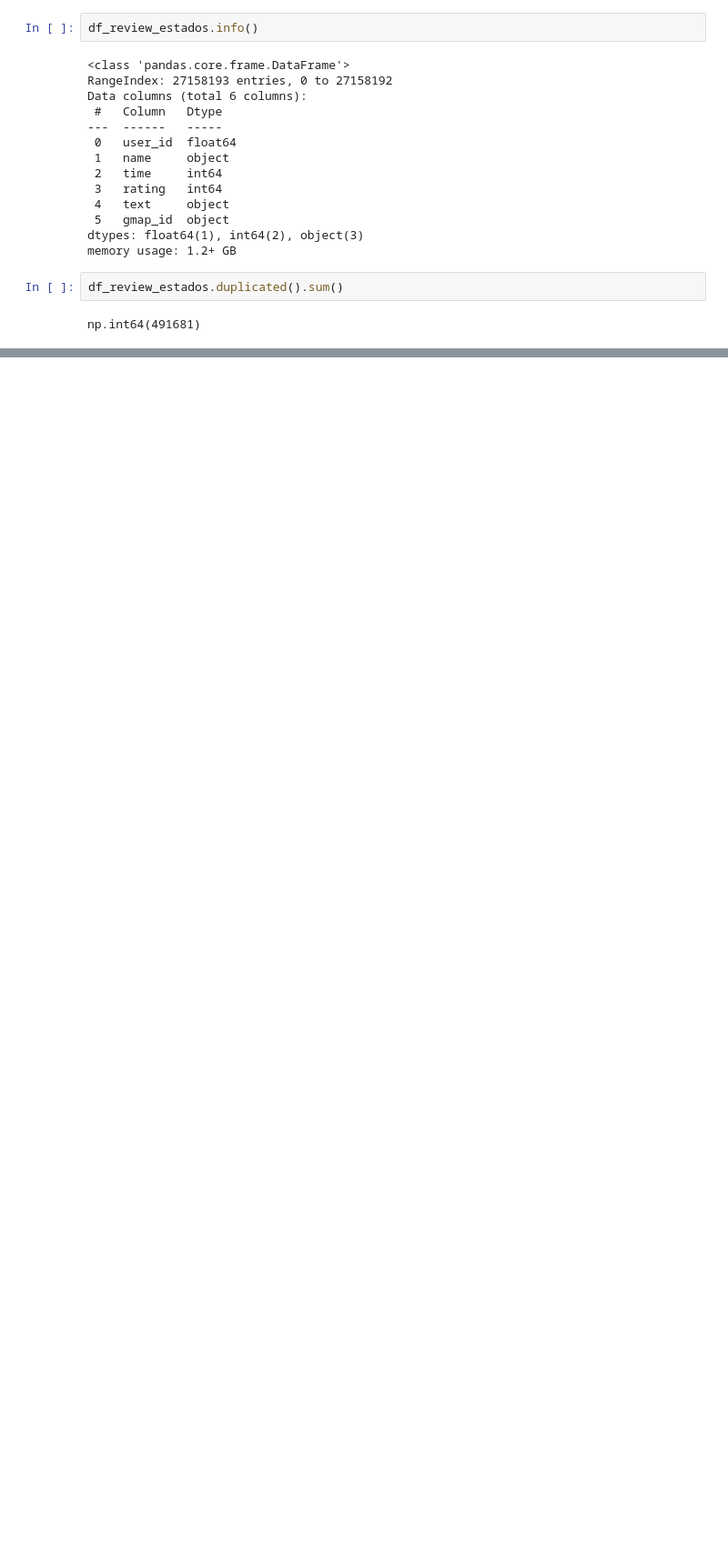
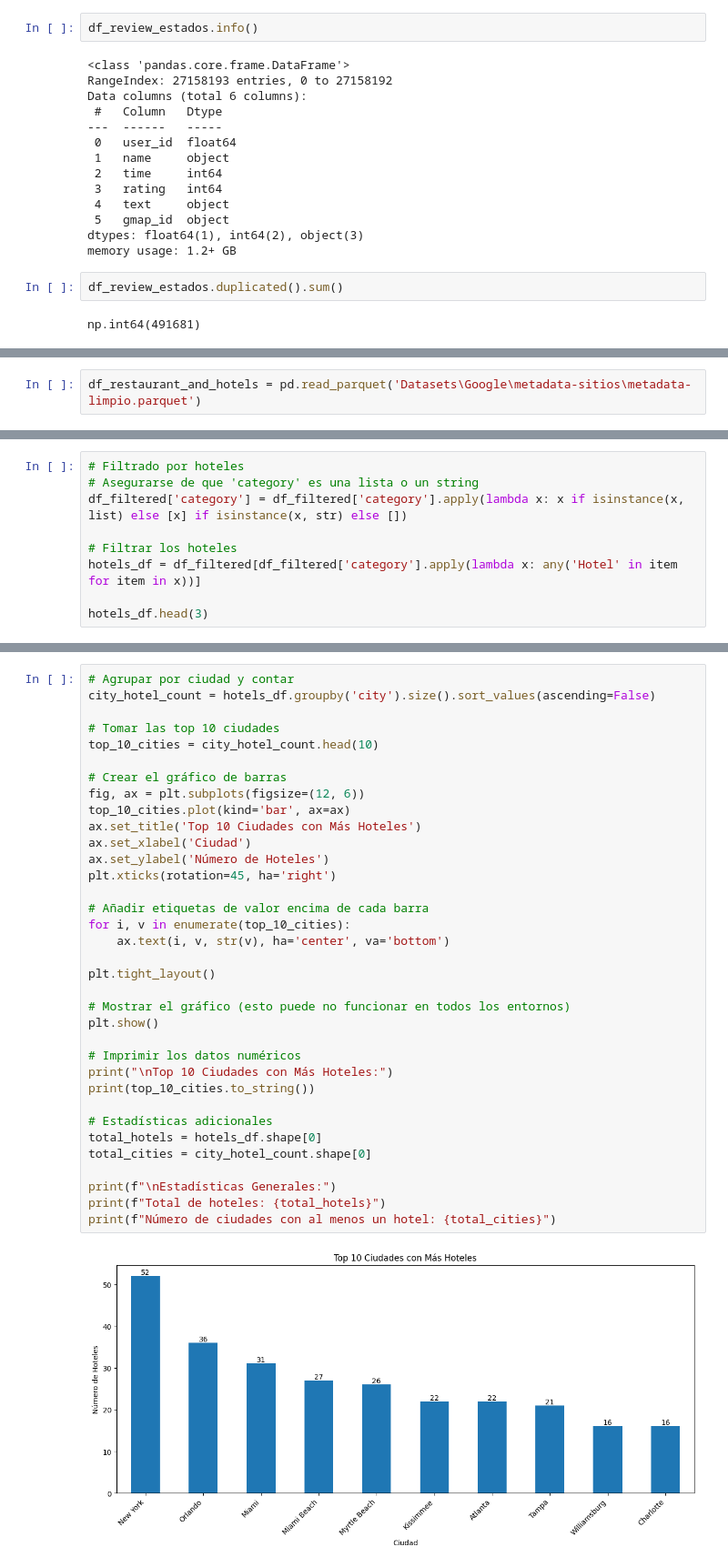
Before and after one commit to psm545/Google-and-Yelp-Recomendaciones-PF-Henry-PT-09, a Jupyter notebook: EDA_ADRIAN.ipynb, the cells around one changed output, grey strips where cells are left out. Shown at 91% size. Saved outputs shown, nothing was run; the diff lists cells and outputs as text; blank space fills up the shorter version.

Commit message:
update nube de palabras y add HOTELS.ipynb

```diff
--- a/EDA_ADRIAN.ipynb
+++ b/EDA_ADRIAN.ipynb
@@ -679,0 +784,2 @@ df_concatenado.to_parquet("reviews_googlemap.parquet")
+# %%
+df_restaurant_and_hotels = pd.read_parquet('Datasets\Google\metadata-sitios\metadata-limpio.parquet')
@@ -679,0 +870,9 @@ df_concatenado.to_parquet("reviews_googlemap.parquet")
+# %%
+# Filtrado por hoteles
+# Asegurarse de que 'category' es una lista o un string
+df_filtered['category'] = df_filtered['category'].apply(lambda x: x if isinstance(x, list) else [x] if isinstance(x, str) else [])
+
+# Filtrar los hoteles
+hotels_df = df_filtered[df_filtered['category'].apply(lambda x: any('Hotel' in item for item in x))]
+
+hotels_df.head(3)
@@ -679,0 +889,37 @@ df_concatenado.to_parquet("reviews_googlemap.parquet")
+# %%
+# Agrupar por ciudad y contar
+city_hotel_count = hotels_df.groupby('city').size().sort_values(ascending=False)
+
+# Tomar las top 10 ciudades
+top_10_cities = city_hotel_count.head(10)
+
+# Crear el gráfico de barras
+fig, ax = plt.subplots(figsize=(12, 6))
+top_10_cities.plot(kind='bar', ax=ax)
+ax.set_title('Top 10 Ciudades con Más Hoteles')
+ax.set_xlabel('Ciudad')
+ax.set_ylabel('Número de Hoteles')
+plt.xticks(rotation=45, ha='right')
+
+# Añadir etiquetas de valor encima de cada barra
+for i, v in enumerate(top_10_cities):
+    ax.text(i, v, str(v), ha='center', va='bottom')
+
+plt.tight_layout()
+
+# Mostrar el gráfico (esto puede no funcionar en todos los entornos)
+plt.show()
+
+# Imprimir los datos numéricos
+print("\nTop 10 Ciudades con Más Hoteles:")
+print(top_10_cities.to_string())
+
+# Estadísticas adicionales
+total_hotels = hotels_df.shape[0]
+total_cities = city_hotel_count.shape[0]
+
+print(f"\nEstadísticas Generales:")
+print(f"Total de hoteles: {total_hotels}")
+print(f"Número de ciudades con al menos un hotel: {total_cities}")
+# %% [output]
+[figure, added]
```
Also changed, not shown: parts of 102 cells of this notebook, 3 other files.
